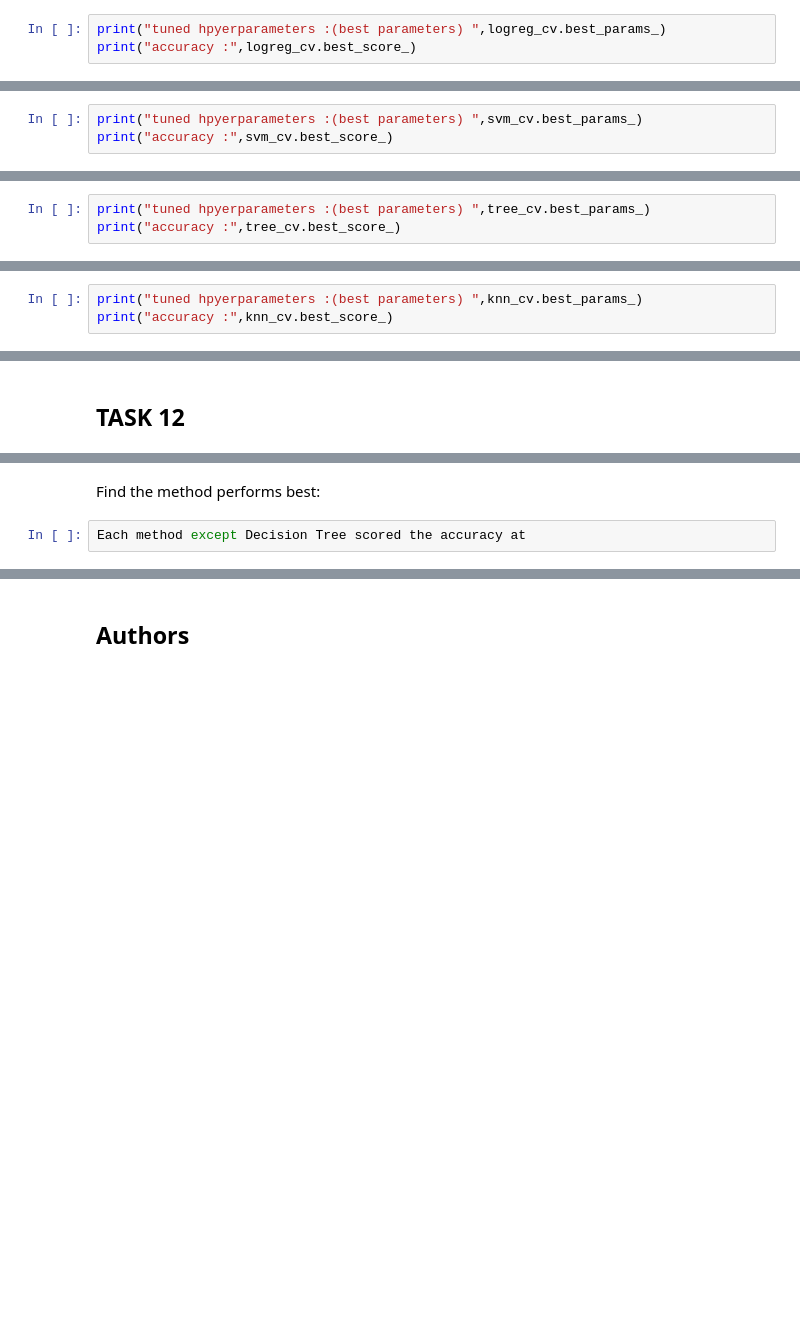
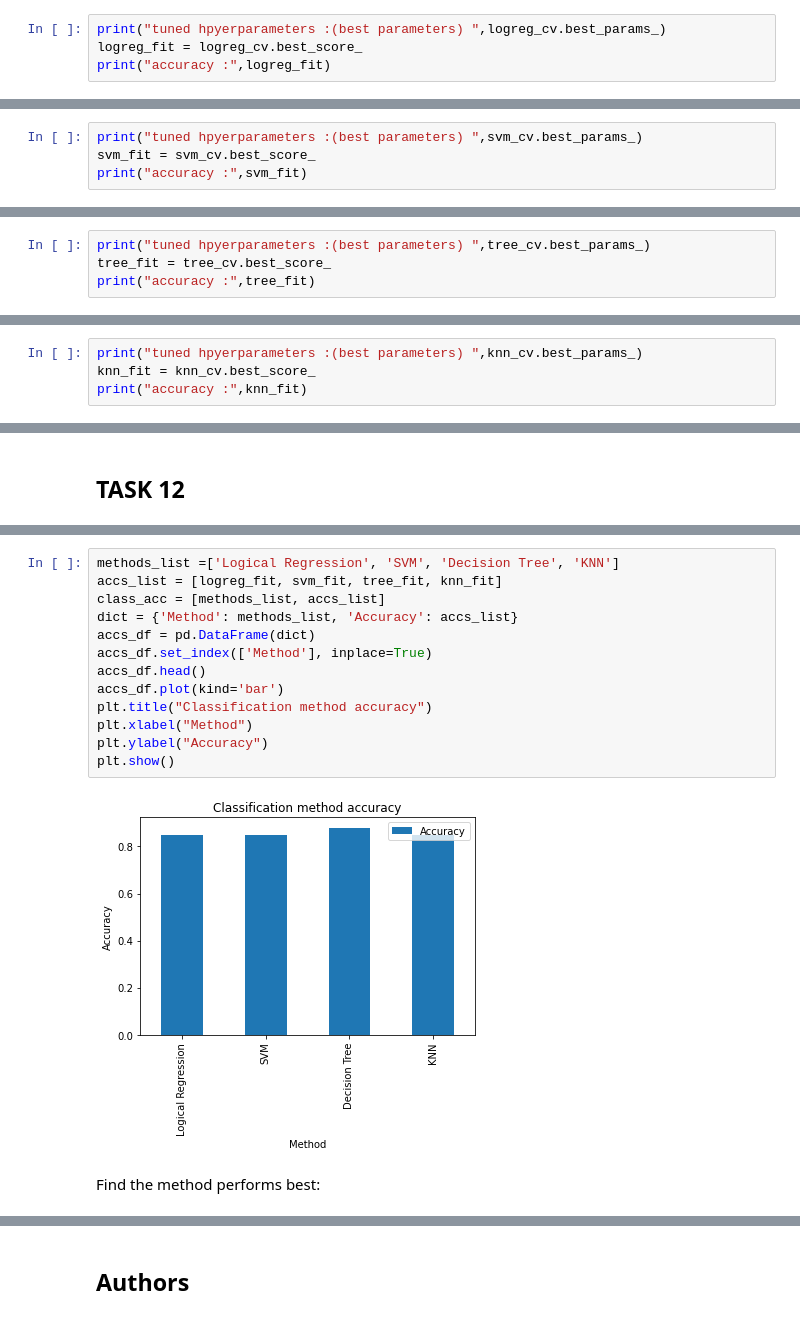
Before and after one commit to stillsw/dataScienceCapstone, a Jupyter notebook: spacex machine learning prediction.ipynb, the cells around one changed output, grey strips where cells are left out. Cells and saved outputs as stored; diff of their text form; blank space fills up the shorter version.

```diff
--- a/spacex machine learning prediction.ipynb
+++ b/spacex machine learning prediction.ipynb
@@ -193,7 +199,8 @@ GridSearchCV(cv=10, estimator=LogisticRegression(C=0.01),
 We output the <code>GridSearchCV</code> object for logistic regression. We display the best parameters using the data attribute <code>best_params\_</code> and the accuracy on the validation data using the data attribute <code>best_score\_</code>.
 # %%
 print("tuned hpyerparameters :(best parameters) ",logreg_cv.best_params_)
-print("accuracy :",logreg_cv.best_score_)
+logreg_fit = logreg_cv.best_score_
+print("accuracy :",logreg_fit)
 # %% [output]
 tuned hpyerparameters :(best parameters)  {'C': 0.01, 'penalty': 'l2', 'solver': 'lbfgs'}
 accuracy : 0.8464285714285713
@@ -235,7 +243,8 @@ GridSearchCV(cv=10, estimator=SVC(),
                          'kernel': ('linear', 'rbf', 'poly', 'rbf', 'sigmoid')})
 # %%
 print("tuned hpyerparameters :(best parameters) ",svm_cv.best_params_)
-print("accuracy :",svm_cv.best_score_)
+svm_fit = svm_cv.best_score_
+print("accuracy :",svm_fit)
 # %% [output]
 tuned hpyerparameters :(best parameters)  {'C': 1.0, 'gamma': 0.03162277660168379, 'kernel': 'sigmoid'}
 accuracy : 0.8482142857142856
@@ -280,5 +290,6 @@ GridSearchCV(cv=10, estimator=DecisionTreeClassifier(),
                          'splitter': ['best', 'random']})
 # %%
 print("tuned hpyerparameters :(best parameters) ",tree_cv.best_params_)
-print("accuracy :",tree_cv.best_score_)
+tree_fit = tree_cv.best_score_
+print("accuracy :",tree_fit)
 # %% [output]
@@ -319,7 +331,8 @@ GridSearchCV(cv=10, estimator=KNeighborsClassifier(),
                          'p': [1, 2]})
 # %%
 print("tuned hpyerparameters :(best parameters) ",knn_cv.best_params_)
-print("accuracy :",knn_cv.best_score_)
+knn_fit = knn_cv.best_score_
+print("accuracy :",knn_fit)
 # %% [output]
 tuned hpyerparameters :(best parameters)  {'algorithm': 'auto', 'n_neighbors': 10, 'p': 1}
 accuracy : 0.8482142857142858
@@ -343,4 +375,17 @@ plot_confusion_matrix(Y_test,yhat)
+# %%
+methods_list =['Logical Regression', 'SVM', 'Decision Tree', 'KNN']
+accs_list = [logreg_fit, svm_fit, tree_fit, knn_fit]
+class_acc = [methods_list, accs_list]
+dict = {'Method': methods_list, 'Accuracy': accs_list}
+accs_df = pd.DataFrame(dict)
+accs_df.set_index(['Method'], inplace=True)
+accs_df.head()
+accs_df.plot(kind='bar')
+plt.title("Classification method accuracy")
+plt.xlabel("Method")
+plt.ylabel("Accuracy")
+plt.show()
+# %% [output]
+[figure, added]
 # %% [markdown]
 Find the method performs best:
-# %%
-Each method except Decision Tree scored the accuracy at
```
Also changed, not shown: parts of 8 cells of this notebook.
